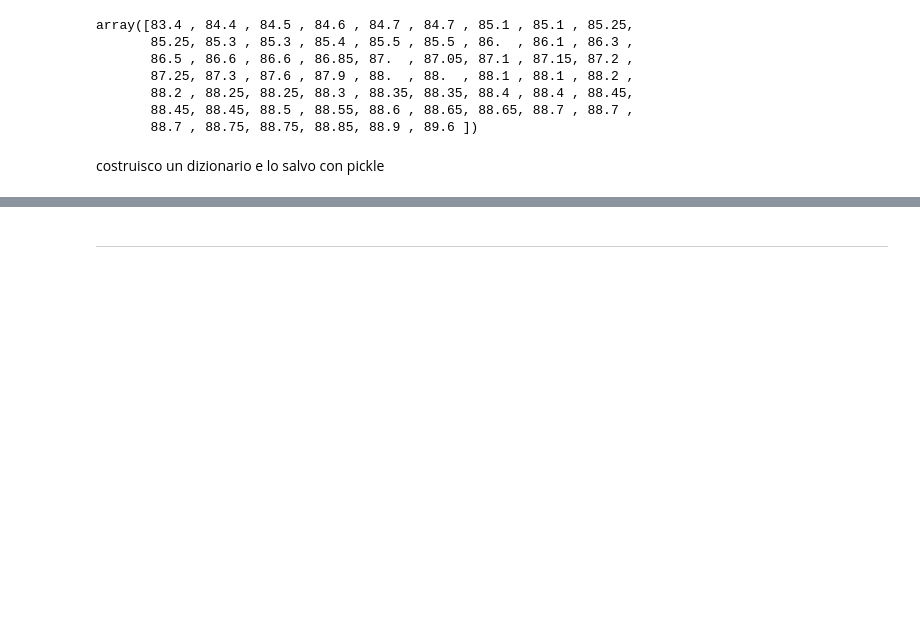
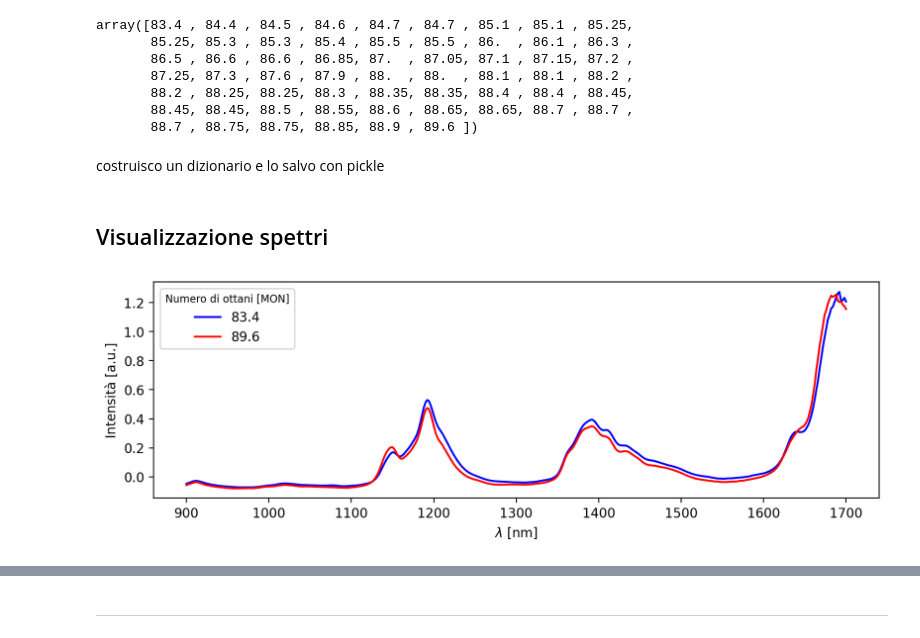
Before and after one commit to zosojack/ml-applications, a Jupyter notebook: 2-second-project/lettura_benzadati.ipynb, the cells around one changed output, grey strips where cells are left out. Cells and saved outputs as stored; diff of their text form; code cells hidden in the pictures; blank space fills up the shorter version.

```diff
--- a/2-second-project/lettura_benzadati.ipynb
+++ b/2-second-project/lettura_benzadati.ipynb
@@ -110,6 +110,22 @@ import pickle as pkl
 
 with open("data/ottani_NIR.pkl", 'wb') as f:
     pkl.dump(dizionario, f)
+# %% [markdown]
+## Visualizzazione spettri
+# %%
+import matplotlib.pyplot as plt
+
+x = np.arange(900, 1702, 2)
+
+plt.figure(figsize=(10,3), dpi=200)
+plt.plot(x,train_zeros[0], label=f'{train_zeros_octane[0]}', color='blue')
+plt.plot(x,train_ones[-1], label=f'{train_ones_octane[-1]}', color='red')
+plt.xlabel(r"$\lambda$ [nm]")
+plt.ylabel("Intensità [a.u.]")
+plt.legend(title='Numero di ottani [MON]', title_fontsize=8)
+plt.show()
+# %% [output]
+[figure, added]
 # %% [markdown]
 <blank>
 # %% [markdown]
```
Also changed, not shown: parts of 1 cell of this notebook, 2 other files.
